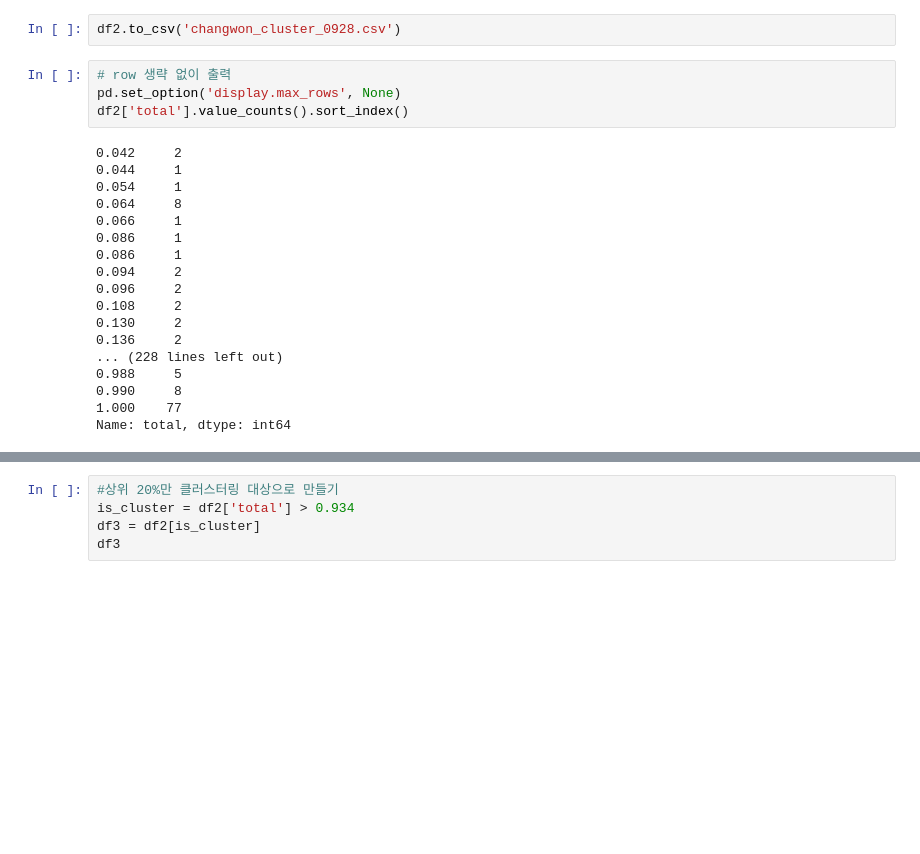
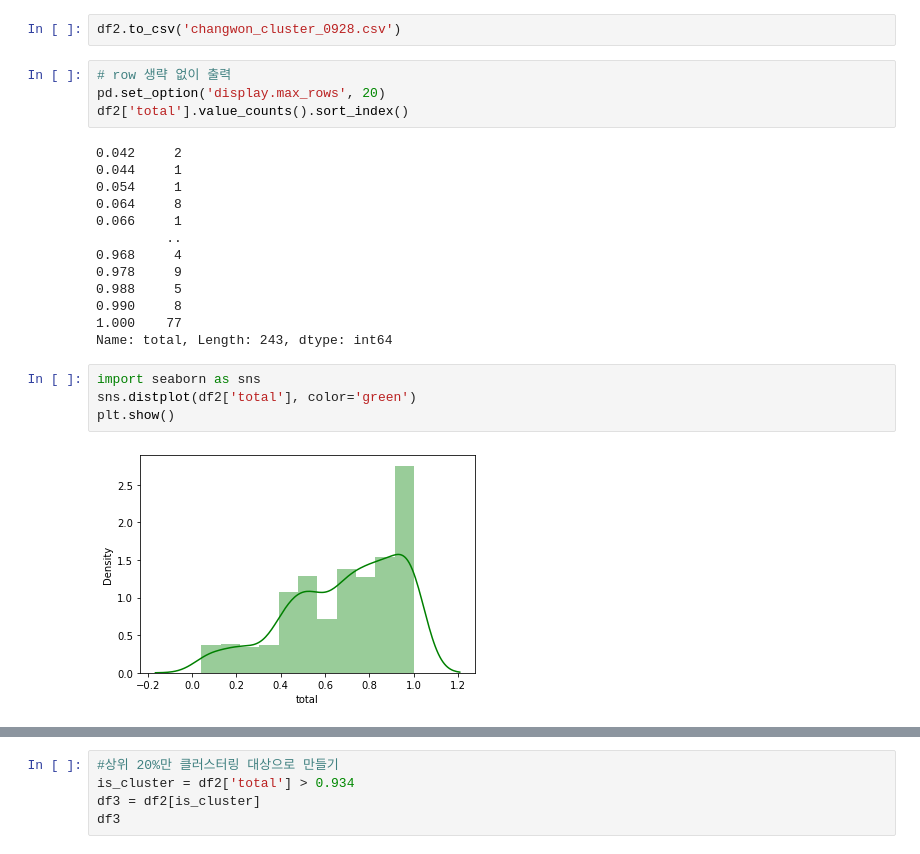
Before and after one commit to suhyeonnnnn/Changwon, a Jupyter notebook: index, cluster.ipynb, the cells around one changed output, grey strips where cells are left out. Cells and saved outputs as stored; diff of their text form; blank space fills up the shorter version.

```diff
--- a/index, cluster.ipynb
+++ b/index, cluster.ipynb
@@ -371,7 +370,7 @@ df.to_csv('changwon_master_300_0928.csv')
 df2.to_csv('changwon_cluster_0928.csv')
 # %%
 # row 생략 없이 출력
-pd.set_option('display.max_rows', None)
+pd.set_option('display.max_rows', 20)
 df2['total'].value_counts().sort_index()
 # %% [output]
 0.042     2
@@ -379,15 +378,16 @@ df2['total'].value_counts().sort_index()
 0.054     1
 0.064     8
 0.066     1
-0.086     1
-0.086     1
-0.094     2
-0.096     2
-0.108     2
-0.130     2
-0.136     2
-... (228 lines left out)
+         ..
+0.968     4
+0.978     9
 0.988     5
 0.990     8
 1.000    77
-Name: total, dtype: int64
+Name: total, Length: 243, dtype: int64
+# %%
+import seaborn as sns
+sns.distplot(df2['total'], color='green')
+plt.show()
+# %% [output]
+[figure, added]
```
Also changed, not shown: parts of 42 cells of this notebook, 1 other file.
